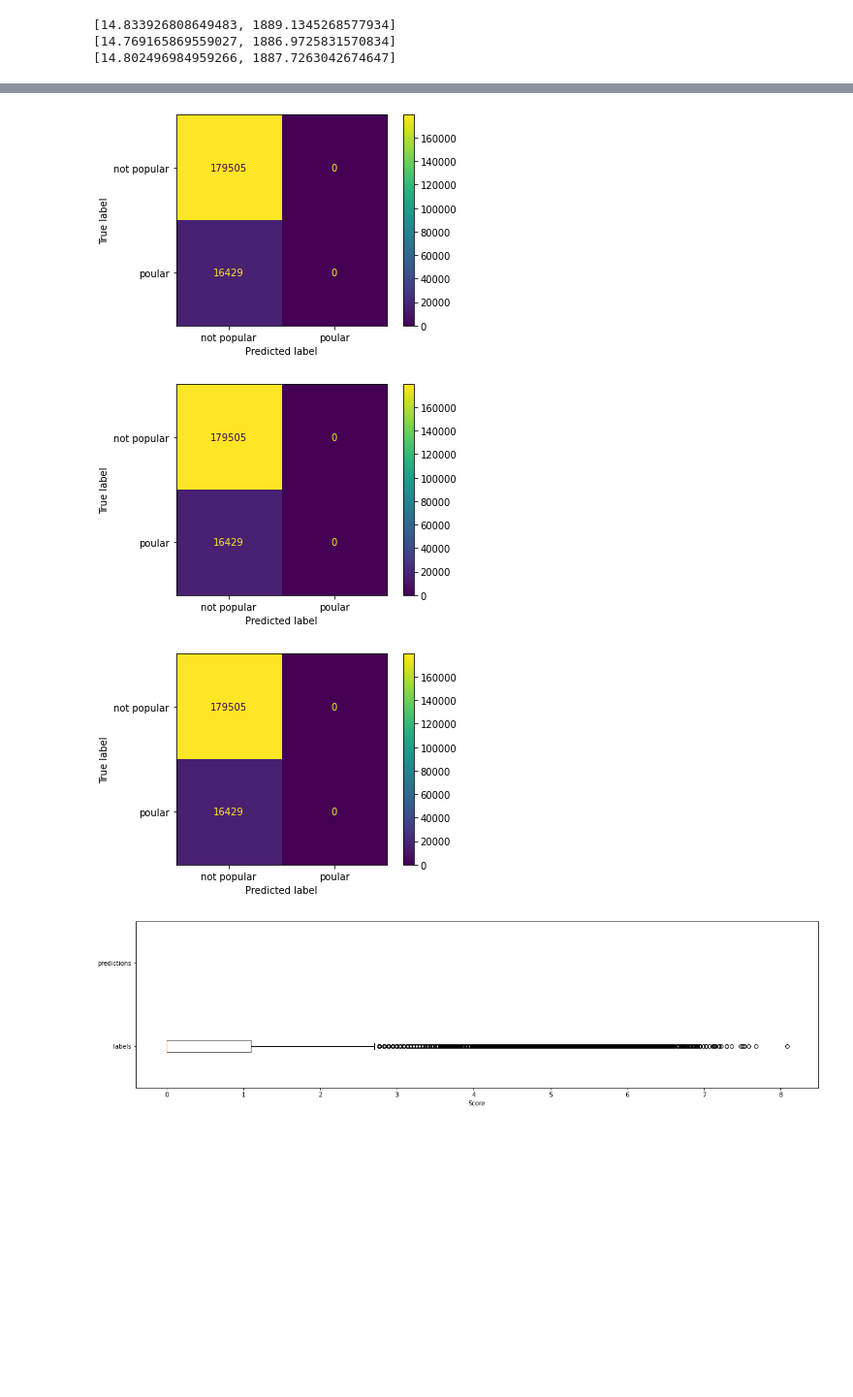
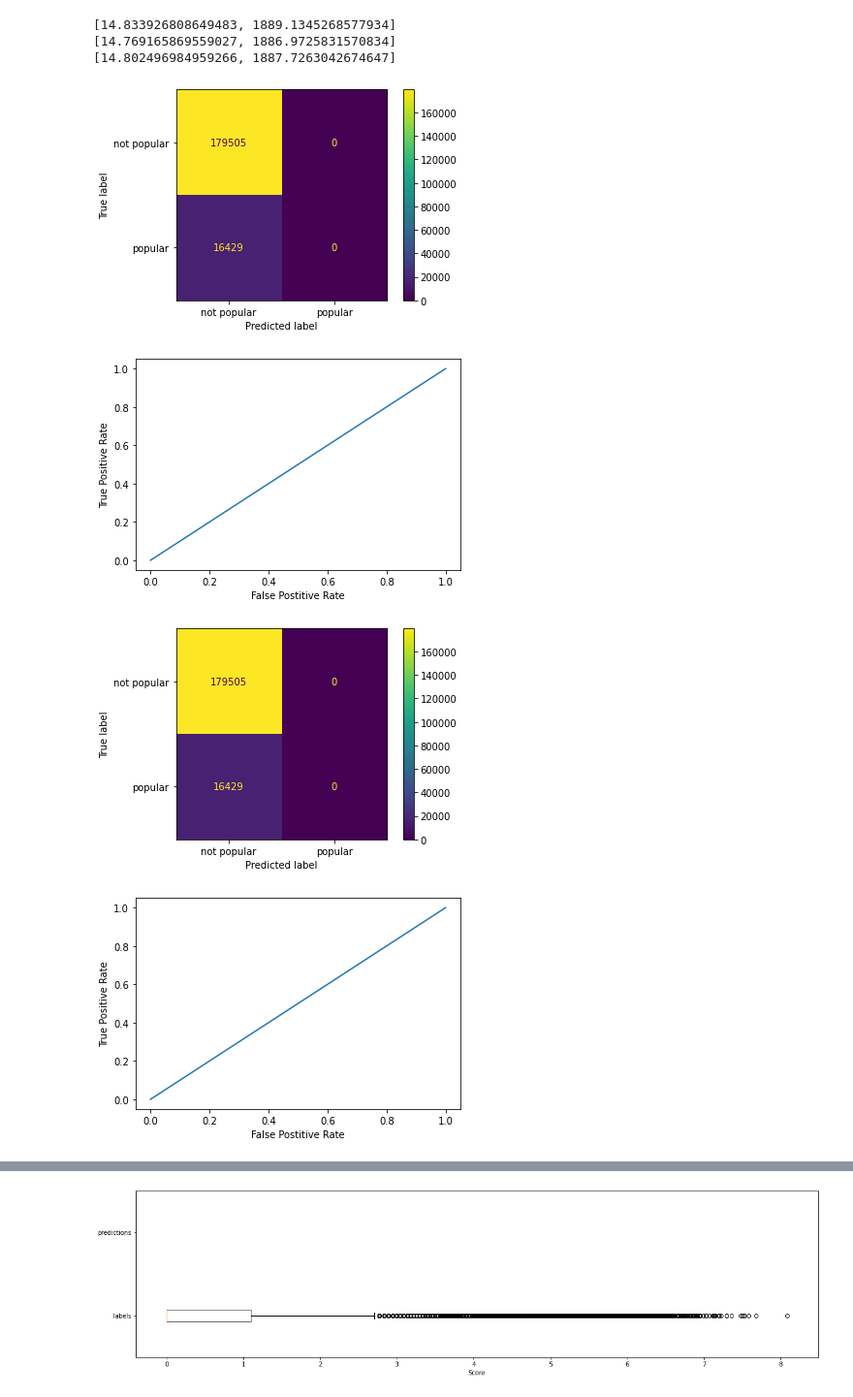
Before and after one commit to Zaidek/Part-II-Disertation, a Jupyter notebook: Linear Modelling/evaluating.ipynb, the cells around one changed output, grey strips where cells are left out. Shown at 97% size. Saved outputs shown, nothing was run; the diff lists cells and outputs as text; code cells hidden in the pictures; blank space fills up the shorter version.

Commit message:
added ROC and AUC metrics to evaluation

```diff
--- a/Linear Modelling/evaluating.ipynb
+++ b/Linear Modelling/evaluating.ipynb
@@ -56,6 +53,23 @@ def evaluate_model_classification(model, x_fun, inputs, words, labels):
     output_metrics.append(metrics.mean_squared_error(labels, predictions))
     output_metrics.append(metrics.accuracy_score(labels, predictions))
     return (predictions, output_metrics)
+# %%
+def plot_classification_metrics(labels, predictions):
+
+    # define and plot confusion matrix
+    conf_matrix = confusion_matrix(labels, predictions)
+    display = metrics.ConfusionMatrixDisplay(confusion_matrix=conf_matrix, display_labels=["not popular", "popular"])
+    display.plot()
+    plt.show()
+
+    # plot ROC and calculate AUC
+
+    fpr, tpr, _ = metrics.roc_curve(labels, predictions)
+    auc = metrics.roc_auc_score(labels, predictions)
+    plt.plot(fpr, tpr, label="AUC: "+str(auc))
+    plt.xlabel("False Postitive Rate")
+    plt.ylabel("True Positive Rate")
+    plt.show()
 # %%
 labels_reg = list(testing_data.loc[testing_data.type == "story"].score.fillna(0))
 labels_bin = [1 if x >= 20 else 0 for x in labels_reg]
@@ -88,7 +102,12 @@ regression_output1_vals = [x[0] for x in regression_output1[0]]
 regression_output2_vals = [x[0] for x in regression_output2[0]]
 regression_output3_vals = [x[0] for x in regression_output3[0]]
 # %%
-# define confusion matrix for models
-classification_conf1 = confusion_matrix(labels_bin, out1[0])
-classification_conf2 = confusion_matrix(labels_bin, out2[0])
-classification_conf3 = confusion_matrix(labels_bin, out3[0])
+# evaluate classification results
+plot_classification_metrics(labels_bin, out1[0])
+plot_classification_metrics(labels_bin, out2[0])
+plot_classification_metrics(labels_bin, out3[0])
+# %% [output]
+[figure, added]
+[figure, added]
+[figure, added]
+[figure, added]
@@ -95,24 +116,3 @@ classification_conf3 = confusion_matrix(labels_bin, out3[0])
-# %%
-# plot confusion matrix for first model
-display = metrics.ConfusionMatrixDisplay(confusion_matrix=conf1, display_labels=["not popular", "poular"])
-display.plot()
-plt.show()
-# %% [output]
-[figure, removed]
-# %%
-# plot confusion matrix for second model
-display = metrics.ConfusionMatrixDisplay(confusion_matrix=conf2, display_labels=["not popular", "poular"])
-display.plot()
-plt.show()
-# %% [output]
-[figure, removed]
-# %%
-# plot confusion matrix for third model
-display = metrics.ConfusionMatrixDisplay(confusion_matrix=conf3, display_labels=["not popular", "poular"])
-display.plot()
-plt.show()
-# %% [output]
-[figure, removed]
 # %%
 def plot_predictions(predictions, labels):
 
```
Also changed, not shown: parts of 2 cells of this notebook, 1 other file.
